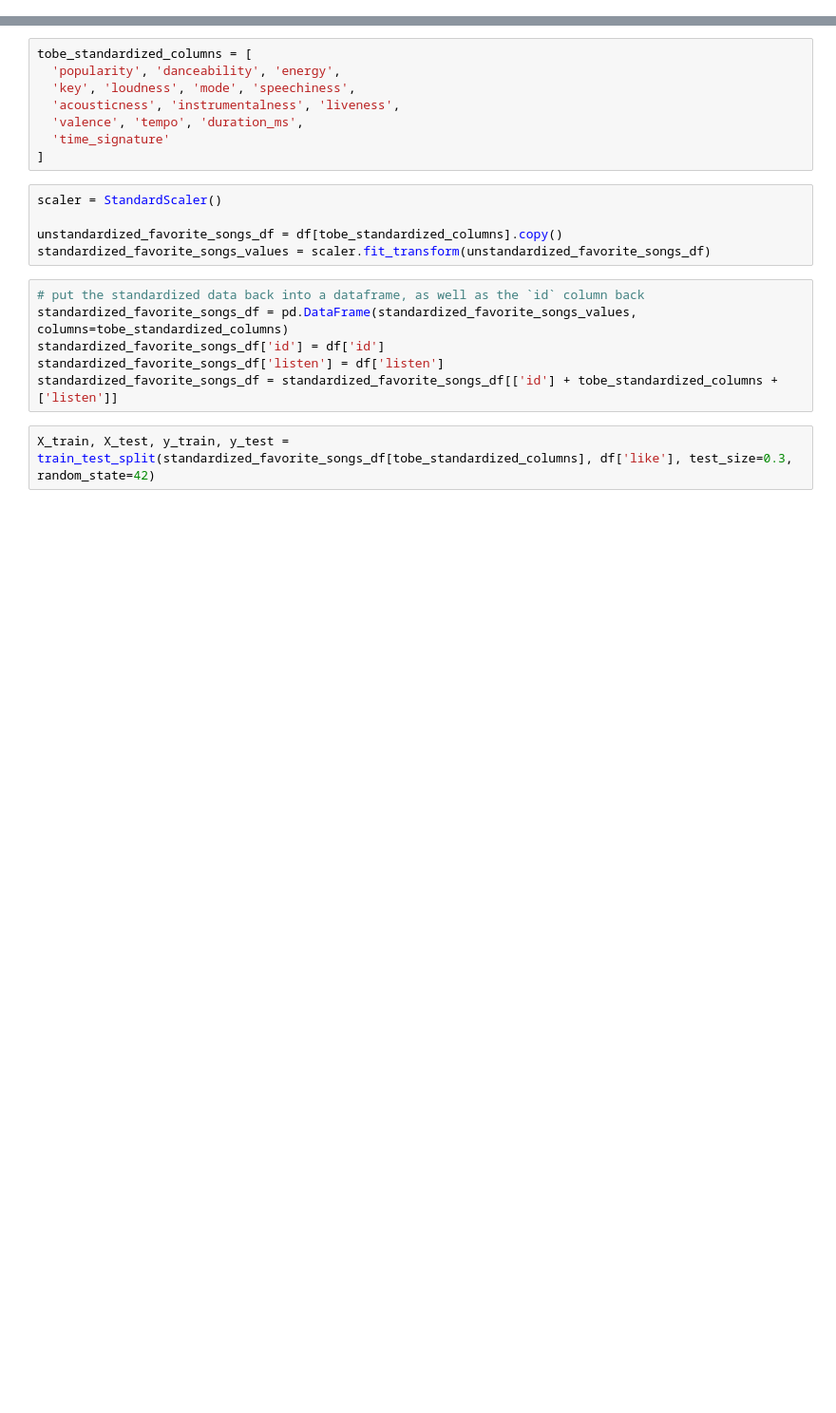
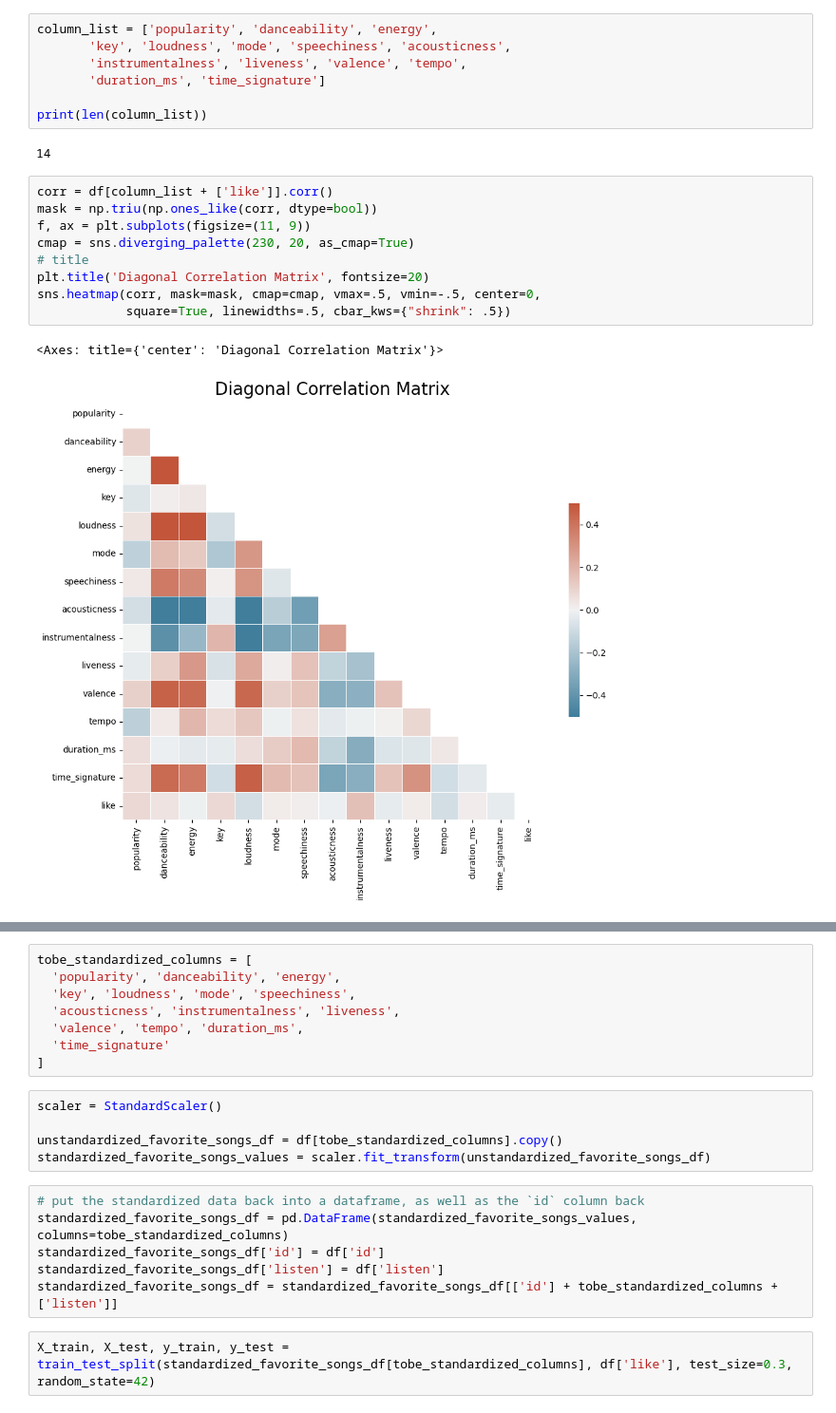
Before and after one commit to bsraya/data-science-portfolio, a Jupyter notebook: song-recommendation-system.ipynb, the cells around one changed output, grey strips where cells are left out. Shown: that part at 95% size. Cells and saved outputs as stored; diff of their text form; blank space fills up the shorter version.

```diff
--- a/song-recommendation-system.ipynb
+++ b/song-recommendation-system.ipynb
@@ -17,0 +28,21 @@ df['like'] = df['like'].astype(int)
+# %%
+column_list = ['popularity', 'danceability', 'energy',
+       'key', 'loudness', 'mode', 'speechiness', 'acousticness',
+       'instrumentalness', 'liveness', 'valence', 'tempo',
+       'duration_ms', 'time_signature']
+
+print(len(column_list))
+# %% [output]
+14
+# %%
+corr = df[column_list + ['like']].corr()
+mask = np.triu(np.ones_like(corr, dtype=bool))
+f, ax = plt.subplots(figsize=(11, 9))
+cmap = sns.diverging_palette(230, 20, as_cmap=True)
+# title
+plt.title('Diagonal Correlation Matrix', fontsize=20)
+sns.heatmap(corr, mask=mask, cmap=cmap, vmax=.5, vmin=-.5, center=0,
+            square=True, linewidths=.5, cbar_kws={"shrink": .5})
+# %% [output]
+<Axes: title={'center': 'Diagonal Correlation Matrix'}>
+[figure, added]
```
Also changed, not shown: parts of 20 cells of this notebook.
